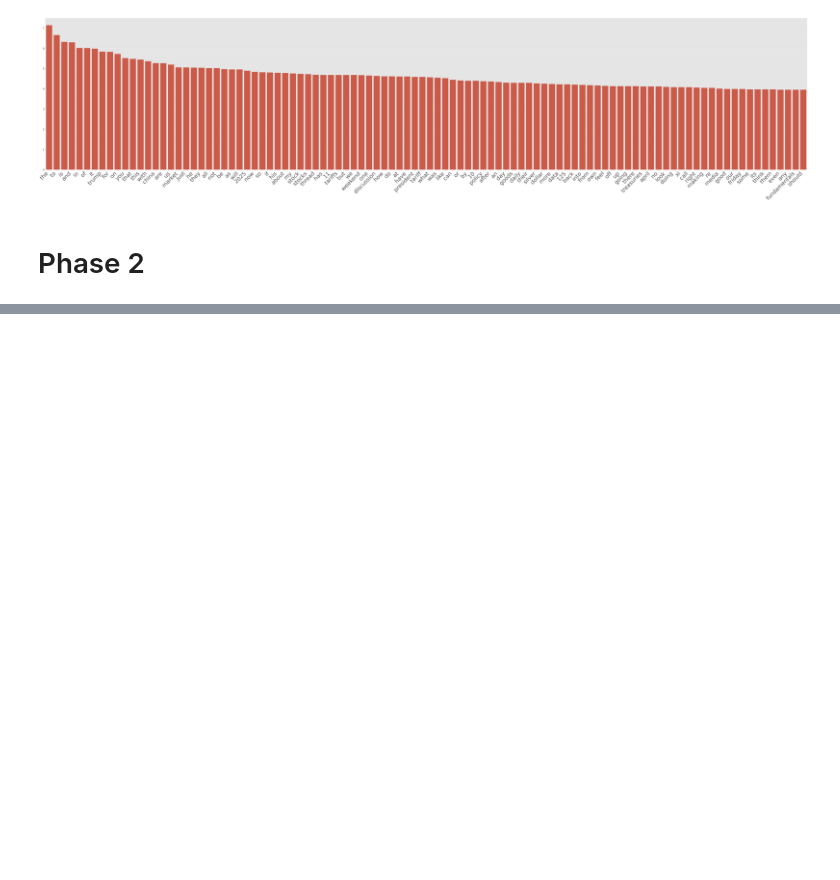
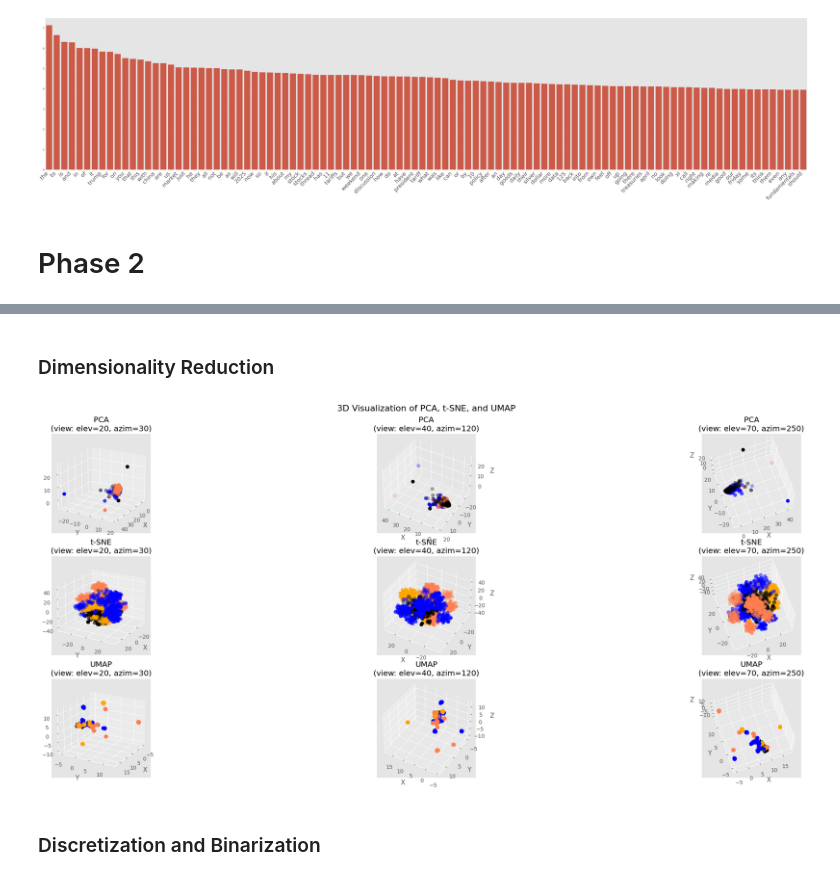
Before and after one commit to Max901028/DM2025-Lab1-Exercise, a Jupyter notebook: DM2025-Lab1-Homework.ipynb, the cells around one changed output, grey strips where cells are left out. Saved outputs shown, nothing was run; the diff lists cells and outputs as text; code cells hidden in the pictures; blank space fills up the shorter version.

```diff
--- a/DM2025-Lab1-Homework.ipynb
+++ b/DM2025-Lab1-Homework.ipynb
@@ -343,0 +530,3 @@ plt.show()
+# %%
+for category in term_document_dfs:
+    print(category)
@@ -343,0 +906,50 @@ plt.show()
+# %% [markdown]
+### Dimensionality Reduction
+# %%
+#Applying dimensionality reduction with only the document-term frequency data
+from sklearn.decomposition import PCA
+from sklearn.manifold import TSNE
+import umap
+import matplotlib.pyplot as plt
+
+# === Step 1. Dimensionality Reduction to 3D ===
+Y_pca_3d = PCA(n_components=3).fit_transform(Y_tdm.toarray())
+Y_tsne_3d = TSNE(n_components=3, random_state=42).fit_transform(Y_tdm.toarray())
+Y_umap_3d = umap.UMAP(n_components=3, random_state=42).fit_transform(Y_tdm.toarray())
+
+col = ['coral', 'blue', 'black', 'orange']
+categories = Y['subreddit'].unique()
+
+# === Step 2. Define a 3D plotting function ===
+def plot_scatter_3d(ax, Y_reduced, title, elev, azim):
+    for c, category in zip(col, categories):
+        xs = Y_reduced[Y['subreddit'] == category, 0]
+        ys = Y_reduced[Y['subreddit'] == category, 1]
+        zs = Y_reduced[Y['subreddit'] == category, 2]
+        ax.scatter(xs, ys, zs, c=c, label=category, s=40)
+
+    ax.view_init(elev=elev, azim=azim)  # set camera angle
+    ax.set_title(f"{title}\n(view: elev={elev}, azim={azim})")
+    ax.set_xlabel('X')
+    ax.set_ylabel('Y')
+    ax.set_zlabel('Z')
+
+# === Step 3. Create 3D plots from 3 different angles ===
+fig = plt.figure(figsize=(30, 10))
+fig.suptitle('3D Visualization of PCA, t-SNE, and UMAP', fontsize=16)
+
+# Example: plot PCA from 3 different viewing angles
+angles = [(20, 30), (40, 120), (70, 250)]
+methods = {'PCA': Y_pca_3d, 't-SNE': Y_tsne_3d, 'UMAP': Y_umap_3d}
+
+for i, (method_name, data_3d) in enumerate(methods.items()):
+    for j, (elev, azim) in enumerate(angles):
+        ax = fig.add_subplot(len(methods), len(angles), i*len(angles)+j+1, projection='3d')
+        plot_scatter_3d(ax, data_3d, method_name, elev, azim)
+
+plt.tight_layout()
+plt.show()
+# %% [output]
+[figure, added]
+# %% [markdown]
+### Discretization and Binarization
```
Also changed, not shown: parts of 37 cells of this notebook, 10 other files.
